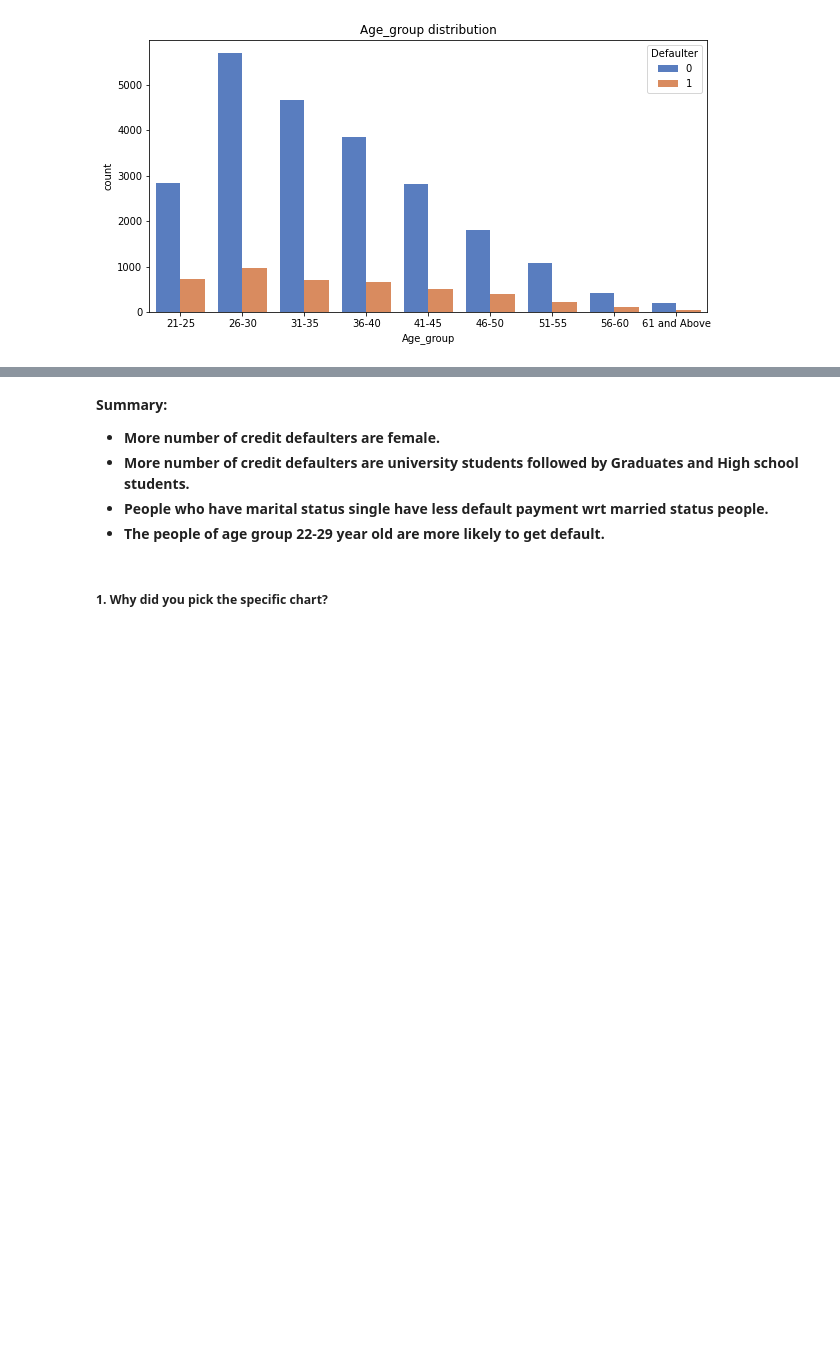
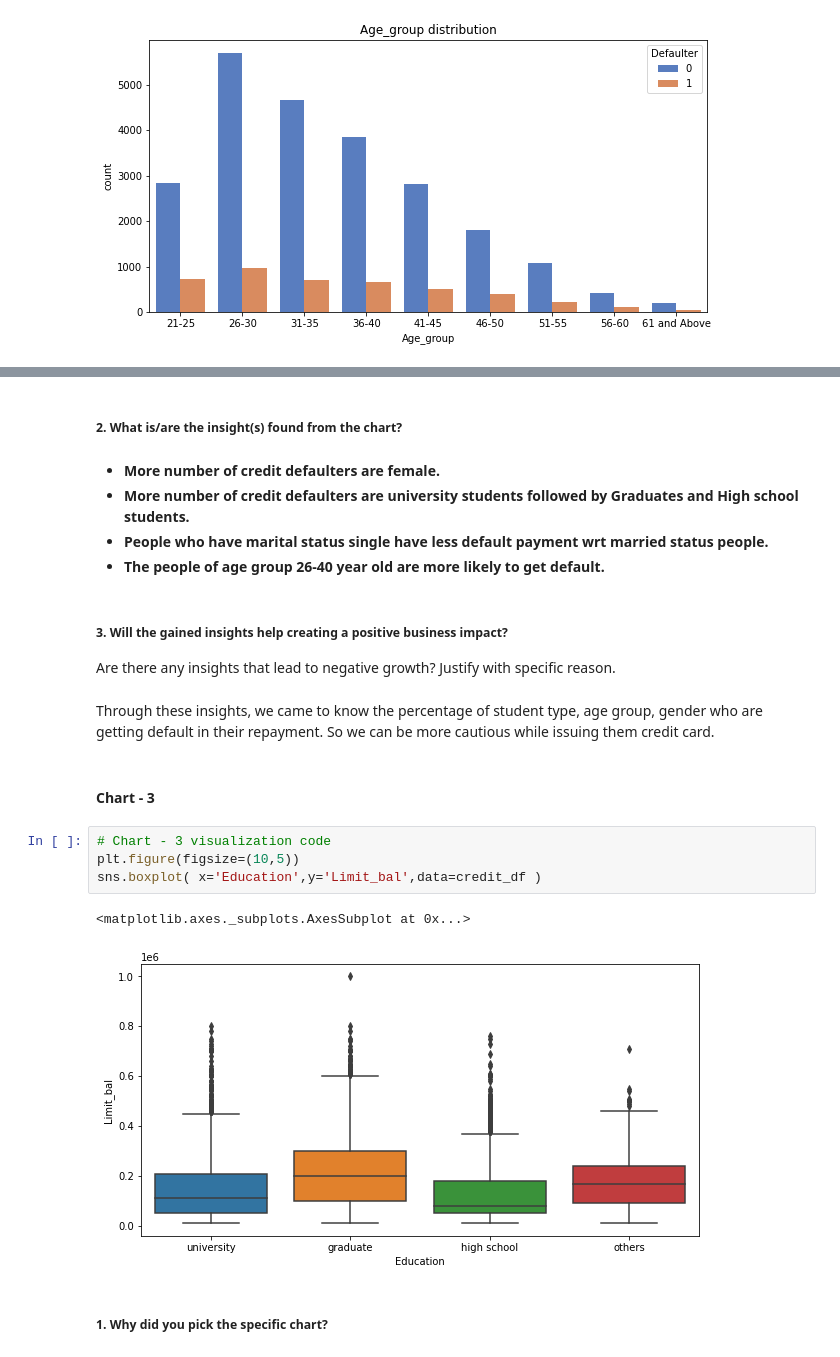
Before and after one commit to dileep-rawat/Capstone_Project_3-Credit_Card_default_Prediction, a Jupyter notebook: Credit_Card_Default_Prediction_Capstone_Project.ipynb, the cells around one changed output, grey strips where cells are left out. Drawn from its saved outputs; the diff is of its cells as text; blank space fills up the shorter version.

```diff
--- a/Credit_Card_Default_Prediction_Capstone_Project.ipynb
+++ b/Credit_Card_Default_Prediction_Capstone_Project.ipynb
@@ -490,10 +500,24 @@ for i in categorical_variable:
+# %% [markdown]
+##### 2. What is/are the insight(s) found from the chart?
 # %% [markdown]
-**Summary:**
-
 * **More number of credit defaulters are female.**
 * **More number of credit  defaulters are university students followed by Graduates and High school students.**
 * **People who have marital status single have less default payment wrt married status people.**
-* **The people of age group 22-29 year old are more likely to get default.**
+* **The people of age group 26-40 year old are more likely to get default.**
+# %% [markdown]
+##### 3. Will the gained insights help creating a positive business impact?
+Are there any insights that lead to negative growth? Justify with specific reason.
+# %% [markdown]
+Through these insights, we came to know the percentage of student type, age group, gender who are getting default in their repayment. So we can be more cautious while issuing them credit card.
+# %% [markdown]
+#### Chart - 3
+# %%
+# Chart - 3 visualization code
+plt.figure(figsize=(10,5))
+sns.boxplot( x='Education',y='Limit_bal',data=credit_df )
+# %% [output]
+<matplotlib.axes._subplots.AxesSubplot at 0x...>
+[figure, added]
 # %% [markdown]
 ##### 1. Why did you pick the specific chart?
 # %% [markdown]
```
Also changed, not shown: parts of 95 cells of this notebook.
